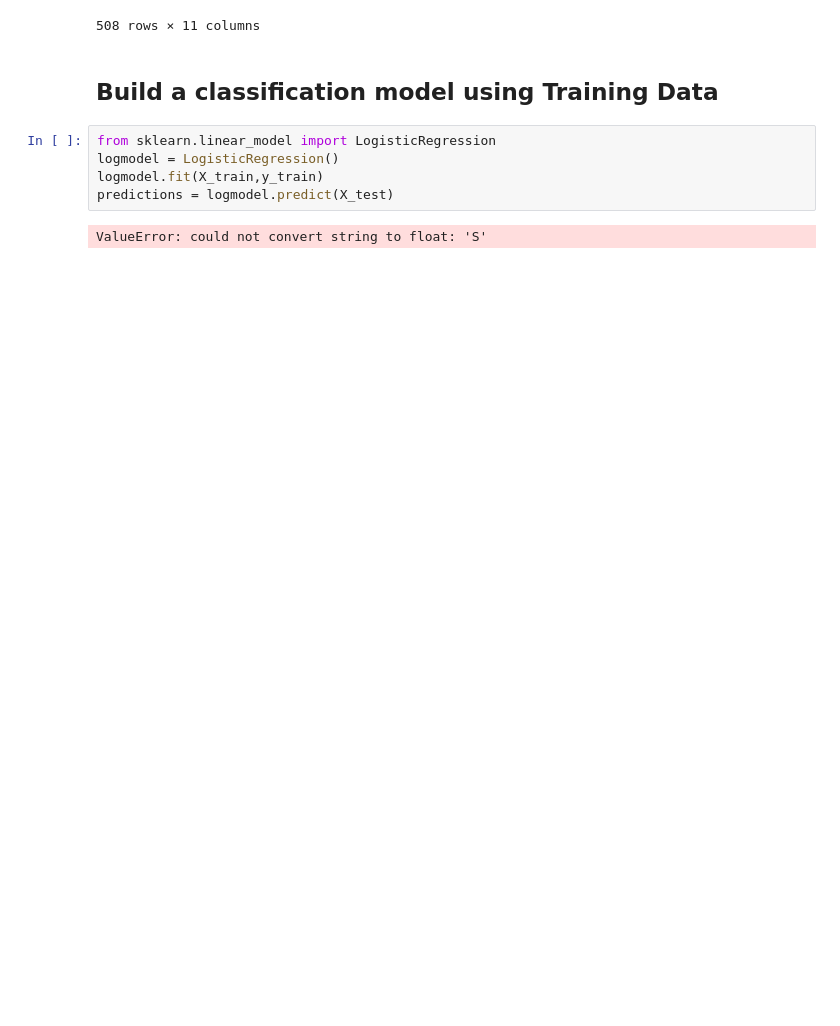
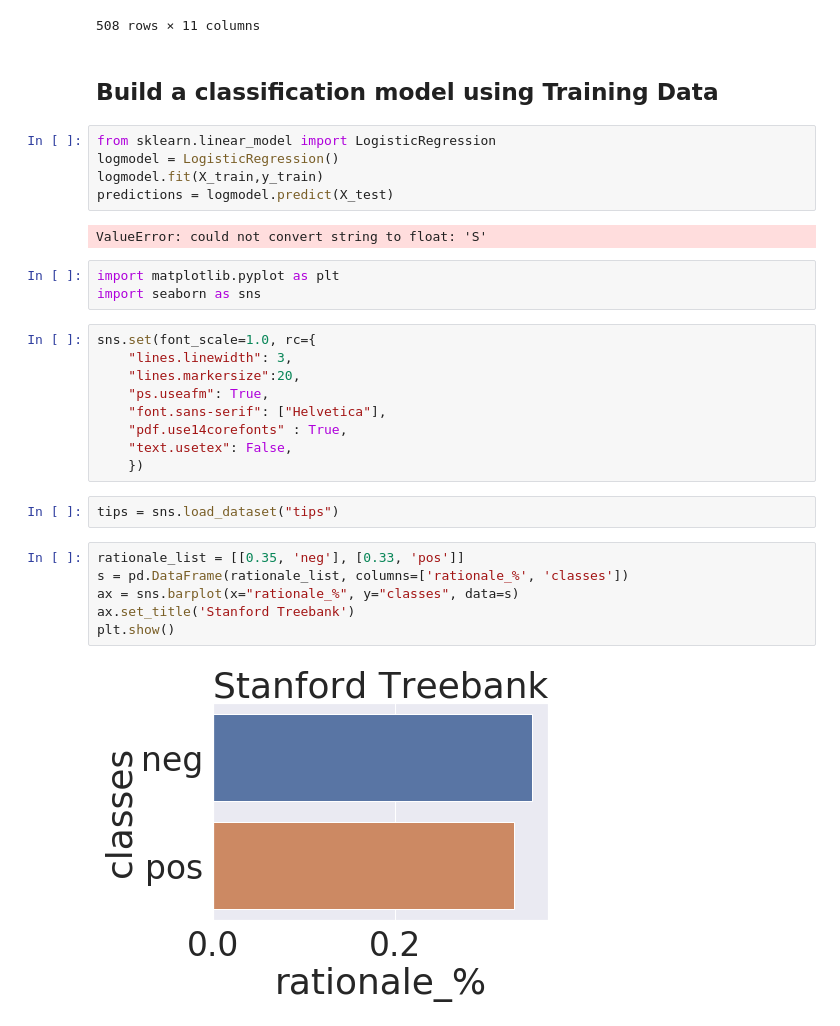
Before and after one commit to rathoreanirudh/practice_code_ml, a Jupyter notebook: test.ipynb, the cells around one changed output. Saved outputs shown, nothing was run; the diff lists cells and outputs as text; blank space fills up the shorter version.

```diff
--- a/test.ipynb
+++ b/test.ipynb
@@ -101,3 +101,25 @@ logmodel.fit(X_train,y_train)
 predictions = logmodel.predict(X_test)
 # %% [output]
 ValueError: could not convert string to float: 'S'
+# %%
+import matplotlib.pyplot as plt
+import seaborn as sns
+# %%
+sns.set(font_scale=1.0, rc={
+    "lines.linewidth": 3,
+    "lines.markersize":20,
+    "ps.useafm": True,
+    "font.sans-serif": ["Helvetica"],
+    "pdf.use14corefonts" : True,
+    "text.usetex": False,
+    })
+# %%
+tips = sns.load_dataset("tips")
+# %%
+rationale_list = [[0.35, 'neg'], [0.33, 'pos']]
+s = pd.DataFrame(rationale_list, columns=['rationale_%', 'classes'])
+ax = sns.barplot(x="rationale_%", y="classes", data=s)
+ax.set_title('Stanford Treebank')
+plt.show()
+# %% [output]
+[figure, added]
```
Also changed, not shown: parts of 28 cells of this notebook, 1 other file.
